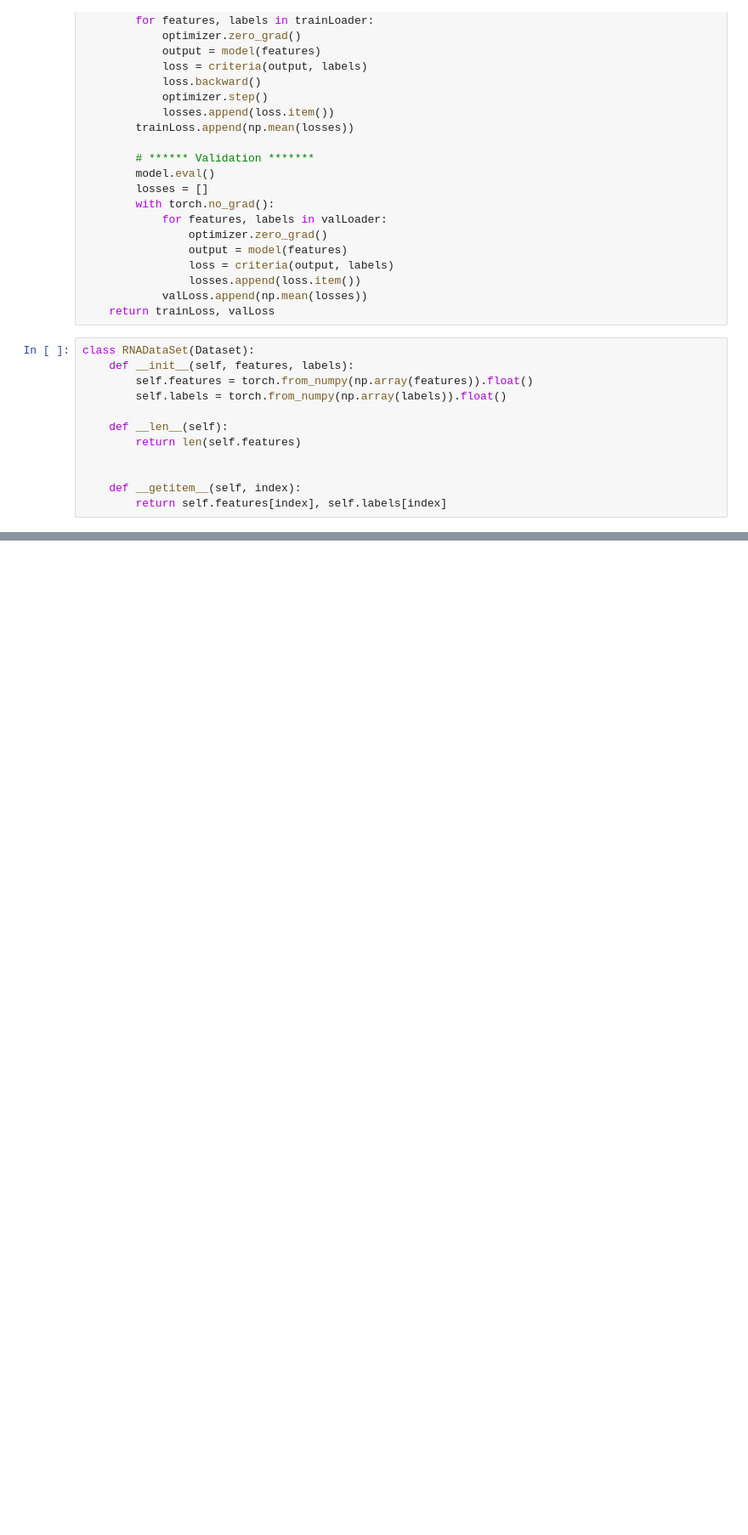
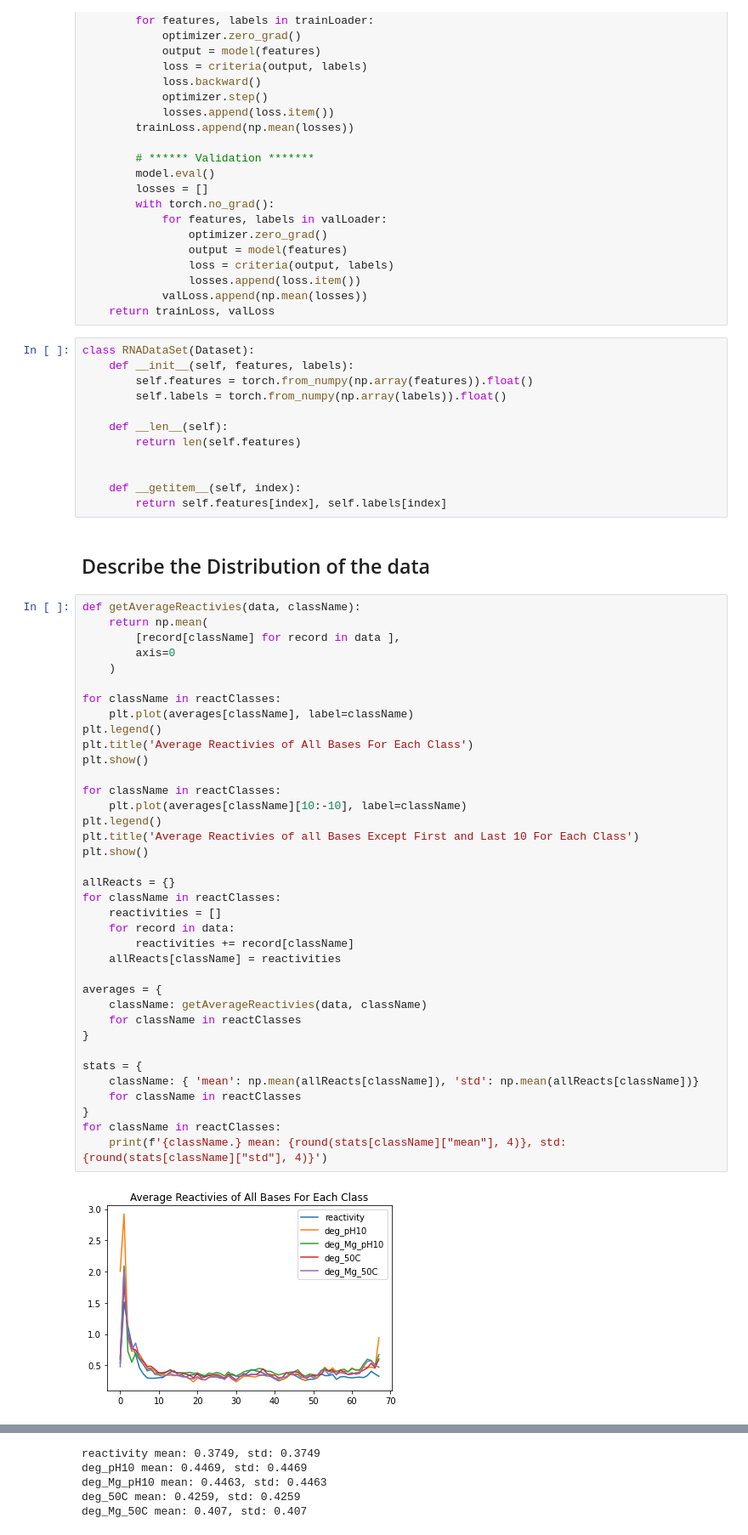
Before and after one commit to alexbeeston/kaggleChallenge, a Jupyter notebook: main.ipynb, the cells around one changed output, grey strips where cells are left out. Shown at 85% size. Cells and saved outputs as stored; diff of their text form; blank space fills up the shorter version.

Commit message:
describes data

```diff
--- a/main.ipynb
+++ b/main.ipynb
@@ -195,3 +198,44 @@ class RNADataSet(Dataset):
 
     def __getitem__(self, index):
         return self.features[index], self.labels[index]
+# %% [markdown]
+## Describe the Distribution of the data
+# %%
+def getAverageReactivies(data, className):
+    return np.mean(
+        [record[className] for record in data ],
+        axis=0
+    )
+
+for className in reactClasses:
+    plt.plot(averages[className], label=className)
+plt.legend()
+plt.title('Average Reactivies of All Bases For Each Class')
+plt.show()
+
+for className in reactClasses:
+    plt.plot(averages[className][10:-10], label=className)
+plt.legend()
+plt.title('Average Reactivies of all Bases Except First and Last 10 For Each Class')
+plt.show()
+
+allReacts = {}
+for className in reactClasses:
+    reactivities = []
+    for record in data:
+        reactivities += record[className]
+    allReacts[className] = reactivities
+
+averages = {
+    className: getAverageReactivies(data, className)
+    for className in reactClasses
+}
+
+stats = {
+    className: { 'mean': np.mean(allReacts[className]), 'std': np.mean(allReacts[className])}
+    for className in reactClasses
+}
+for className in reactClasses:
+    print(f'{className.} mean: {round(stats[className]["mean"], 4)}, std: {round(stats[className]["std"], 4)}')
+# %% [output]
+[figure, added]
@@ -198,3 +243,8 @@ class RNADataSet(Dataset):
+reactivity mean: 0.3749, std: 0.3749
+deg_pH10 mean: 0.4469, std: 0.4469
+deg_Mg_pH10 mean: 0.4463, std: 0.4463
+deg_50C mean: 0.4259, std: 0.4259
+deg_Mg_50C mean: 0.407, std: 0.407
 # %%
 className = 'reactivity'
 splitter = KFold(folds)
```
Also changed, not shown: parts of 15 cells of this notebook.
